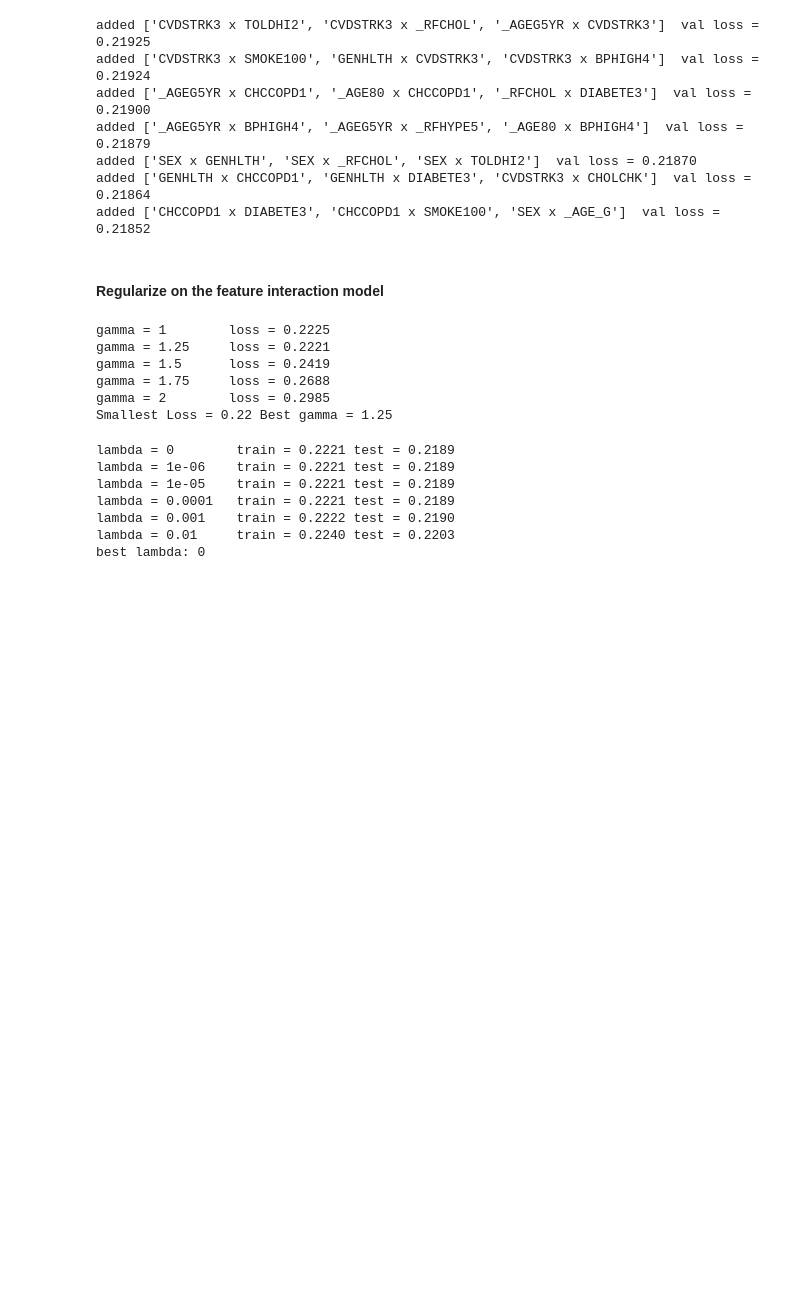
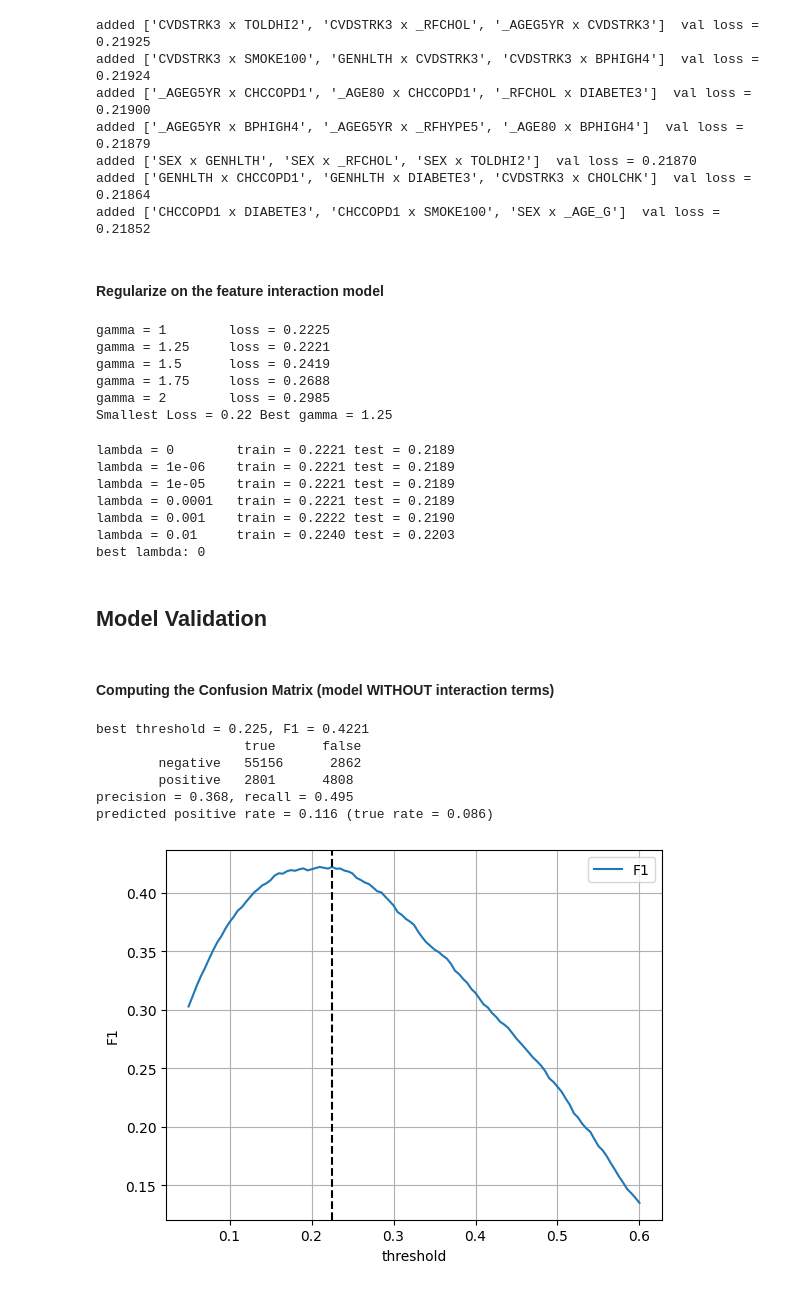
Before and after one commit to suzanne-cc/machine_learning_CS_433_project_1, a Jupyter notebook: project_1.ipynb, the cells around one changed output. Saved outputs shown, nothing was run; the diff lists cells and outputs as text; code cells hidden in the pictures; blank space fills up the shorter version.

Commit message:
Model Validation

```diff
--- a/project_1.ipynb
+++ b/project_1.ipynb
@@ -195,7 +195,7 @@ for lam in lambdas:
 
 index = int(np.argmin(losses_te))
 best_lambda = lambdas[index]
-best_w = w_list[index]
+best_w_1 = w_list[index]
 print("best lambda:", best_lambda)
 # %% [output]
 lambda = 0        train = 0.2234 test = 0.2198
@@ -383,3 +383,52 @@ lambda = 0.0001   train = 0.2221 test = 0.2189
 lambda = 0.001    train = 0.2222 test = 0.2190
 lambda = 0.01     train = 0.2240 test = 0.2203
 best lambda: 0
+# %% [markdown]
+## Model Validation
+# %% [markdown]
+#### Computing the Confusion Matrix (model WITHOUT interaction terms)
+# %%
+# Choose the decision threshold on the validation set
+p_val = sigmoid(x_te @ best_w_1)
+
+def confusion(y, p, t):
+    y = y.ravel(); pred = p.ravel() > t
+    tp = np.sum(pred & (y == 1))
+    fp = np.sum(pred & (y == 0))
+    fn = np.sum(~pred & (y == 1))
+    tn = np.sum(~pred & (y == 0))
+    return tp, fp, fn, tn
+
+def f1_at(y, p, t):
+    tp, fp, fn, tn = confusion(y, p, t)
+    return 2 * tp / (2 * tp + fp + fn)
+
+thresholds = np.linspace(0.05, 0.6, 111)
+f1s_1 = np.array([f1_at(y_te, p_val, t) for t in thresholds])
+best_t_1 = thresholds[int(np.argmax(f1s_1))]
+
+print(f"best threshold = {best_t_1:.3f}, F1 = {f1_at(y_te, p_val, best_t_1):.4f}")
+
+tp_1, fp_1, fn_1, tn_1 = confusion(y_te, p_val, best_t_1)
+
+print(f"                   true      false\n\
+        negative   {tn_1}      {fn_1}\n\
+        positive   {tp_1}      {fp_1}")
+
+precision_1 = tp_1/(tp_1 + fp_1)
+recall_1 = tp_1/(tp_1 + fn_1)
+
+print(f"precision = {precision_1:.3f}, recall = {recall_1:.3f}")
+print(f"predicted positive rate = {(p_val > best_t_1).mean():.3f} (true rate = {y_te.mean():.3f})")
+
+plt.plot(thresholds, f1s_1, label="F1")
+plt.axvline(best_t_1, color="k", linestyle="--")
+plt.xlabel("threshold"); plt.ylabel("F1"); plt.legend(); plt.grid(); plt.show()
+# %% [output]
+best threshold = 0.225, F1 = 0.4221
+                   true      false
+        negative   55156      2862
+        positive   2801      4808
+precision = 0.368, recall = 0.495
+predicted positive rate = 0.116 (true rate = 0.086)
+[figure, added]
```
Also changed, not shown: parts of 6 cells of this notebook.
